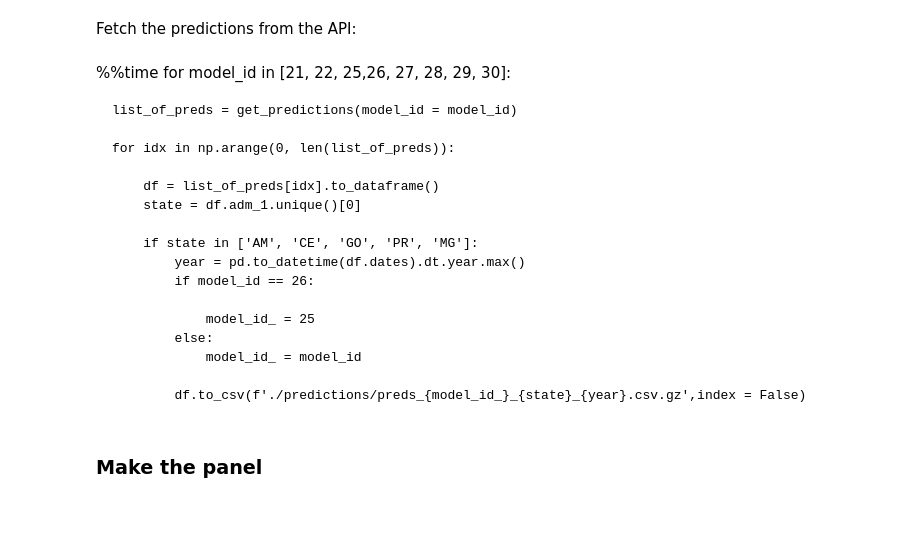
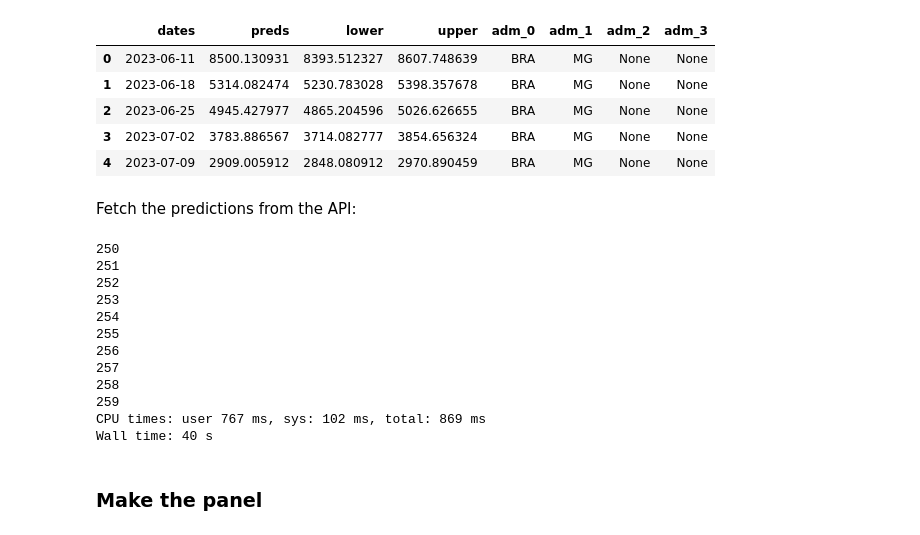
Before and after one commit to Mosqlimate-project/sprint-template, a Jupyter notebook: scores/comp_the_predictions.ipynb, the cells around one changed output. Cells and saved outputs as stored; diff of their text form; code cells hidden in the pictures.

```diff
--- a/scores/comp_the_predictions.ipynb
+++ b/scores/comp_the_predictions.ipynb
@@ -15,3 +15,14 @@ plt.rcParams.update({'font.size': 14})
 
 import warnings
 warnings.simplefilter(action='ignore', category=FutureWarning)
+# %%
+df = get_predictions(id = 268).to_dataframe()
+
+df.head()
+# %% [output]
+|  | dates | preds | lower | upper | adm_0 | adm_1 | adm_2 | adm_3 |
+| 0 | 2023-06-11 | 8500.130931 | 8393.512327 | 8607.748639 | BRA | MG | None | None |
+| 1 | 2023-06-18 | 5314.082474 | 5230.783028 | 5398.357678 | BRA | MG | None | None |
+| 2 | 2023-06-25 | 4945.427977 | 4865.204596 | 5026.626655 | BRA | MG | None | None |
+| 3 | 2023-07-02 | 3783.886567 | 3714.082777 | 3854.656324 | BRA | MG | None | None |
+| 4 | 2023-07-09 | 2909.005912 | 2848.080912 | 2970.890459 | BRA | MG | None | None |
@@ -28,26 +63,40 @@ def get_cases(data, state):
     return data_
 # %% [markdown]
 Fetch the predictions from the API:
-# %% [markdown]
-%%time
-for model_id in [21, 22, 25,26, 27, 28, 29, 30]:
-
-    list_of_preds = get_predictions(model_id = model_id)
-
-    for idx in np.arange(0, len(list_of_preds)):
-
-        df = list_of_preds[idx].to_dataframe()
-        state = df.adm_1.unique()[0]
-
-        if state in ['AM', 'CE', 'GO', 'PR', 'MG']:
-            year = pd.to_datetime(df.dates).dt.year.max()
-            if model_id == 26:
-
-                model_id_ = 25
-            else:
-                model_id_ = model_id
-
-            df.to_csv(f'./predictions/preds_{model_id_}_{state}_{year}.csv.gz',index = False)
+# %%
+%%time
+for model_id in [21, 22, 25,26, 27, 28, 29, 30]:
+
+    list_of_preds = get_preds(model_id)
+
+    for idx in np.arange(0, len(list_of_preds)):
+
+        df = list_of_preds[idx].to_dataframe()
+        df = df.sort_values(by='dates')
+        state = df.adm_1.unique()[0]
+
+        if state in ['AM', 'CE', 'GO', 'PR', 'MG']:
+            year = pd.to_datetime(df.dates).dt.year.max()
+            if model_id == 26:
+
+                model_id_ = 25
+            else:
+                model_id_ = model_id
+
+            df.to_csv(f'./predictions/preds_{model_id_}_{state}_{year}.csv.gz',index = False)
+# %% [output]
+250
+251
+252
+253
+254
+255
+256
+257
+258
+259
+CPU times: user 767 ms, sys: 102 ms, total: 869 ms
+Wall time: 40 s
 # %% [markdown]
 ### Make the panel
 # %%
```
Also changed, not shown: parts of 7 cells of this notebook, 54 other files.
